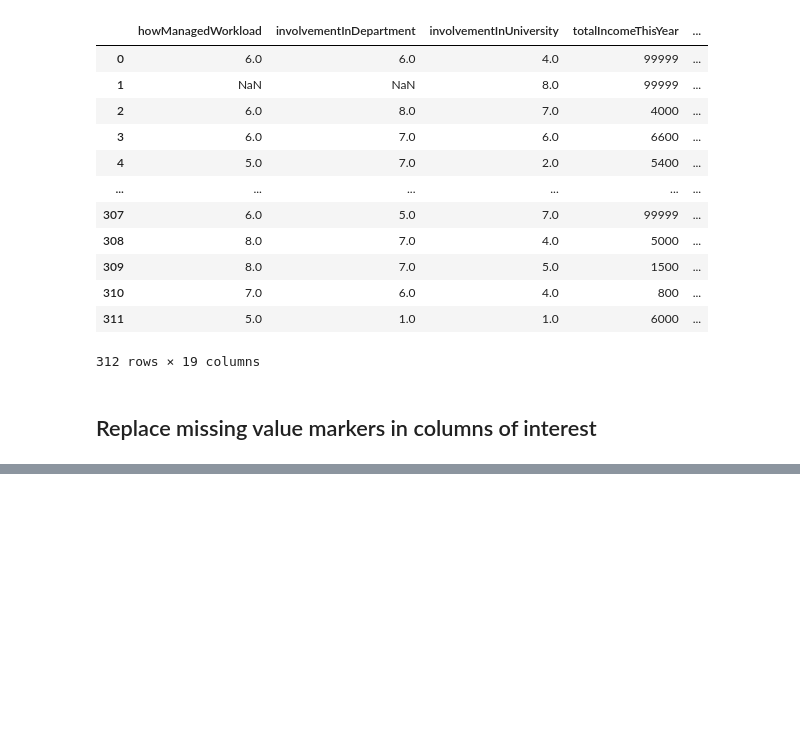
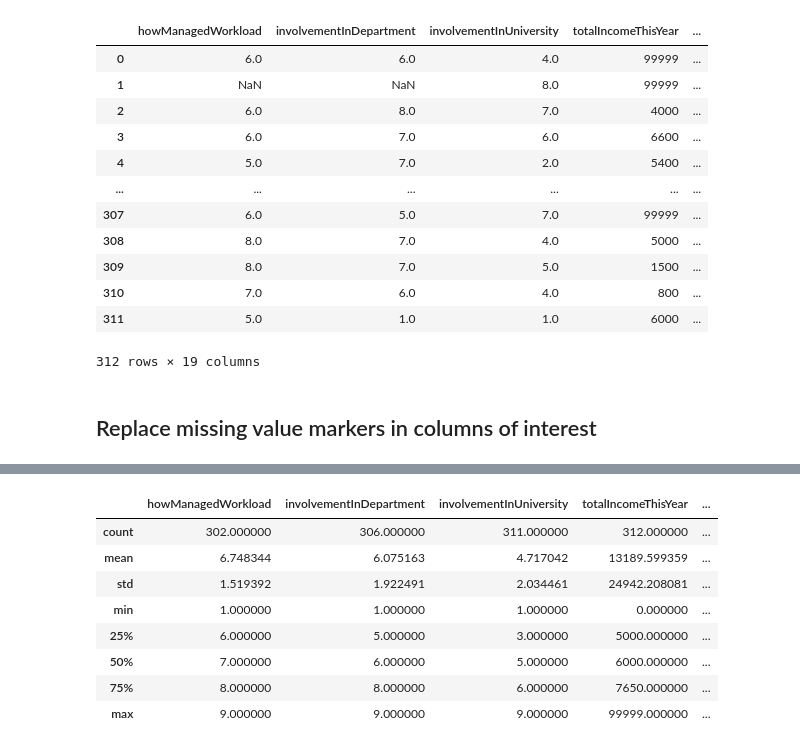
Before and after one commit to Mohamed-Shaheedullah/student-welfare-data, a Jupyter notebook: student_welfare_Python.ipynb, the cells around one changed output, grey strips where cells are left out. Cells and saved outputs as stored; diff of their text form; code cells hidden in the pictures; blank space fills up the shorter version.

```diff
--- a/student_welfare_Python.ipynb
+++ b/student_welfare_Python.ipynb
@@ -169,0 +187,2 @@ student_df_2
+# %%
+student_df_2[['howMuchRentPerWeek', 'howMuchSpentForGas', 'howMuchSpentForElectric', 'howMuchSpentForFood']] = student_df_2[['howMuchRentPerWeek', 'howMuchSpentForGas',  'howMuchSpentForElectric', 'howMuchSpentForFood']].replace(999, np.NaN)
@@ -169,0 +205,12 @@ student_df_2
+# %%
+student_df_2.describe()
+# %% [output]
+|  | howManagedWorkload | involvementInDepartment | involvementInUniversity | totalIncomeThisYear | ... |
+| count | 302.000000 | 306.000000 | 311.000000 | 312.000000 | ... |
+| mean | 6.748344 | 6.075163 | 4.717042 | 13189.599359 | ... |
+| std | 1.519392 | 1.922491 | 2.034461 | 24942.208081 | ... |
+| min | 1.000000 | 1.000000 | 1.000000 | 0.000000 | ... |
+| 25% | 6.000000 | 5.000000 | 3.000000 | 5000.000000 | ... |
+| 50% | 7.000000 | 6.000000 | 5.000000 | 6000.000000 | ... |
+| 75% | 8.000000 | 8.000000 | 6.000000 | 7650.000000 | ... |
+| max | 9.000000 | 9.000000 | 9.000000 | 99999.000000 | ... |
```
Also changed, not shown: parts of 3 cells of this notebook.
